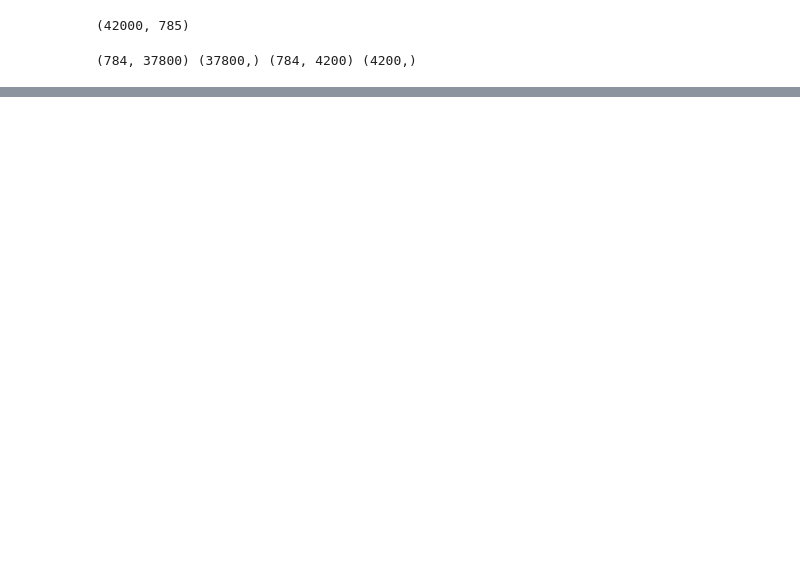
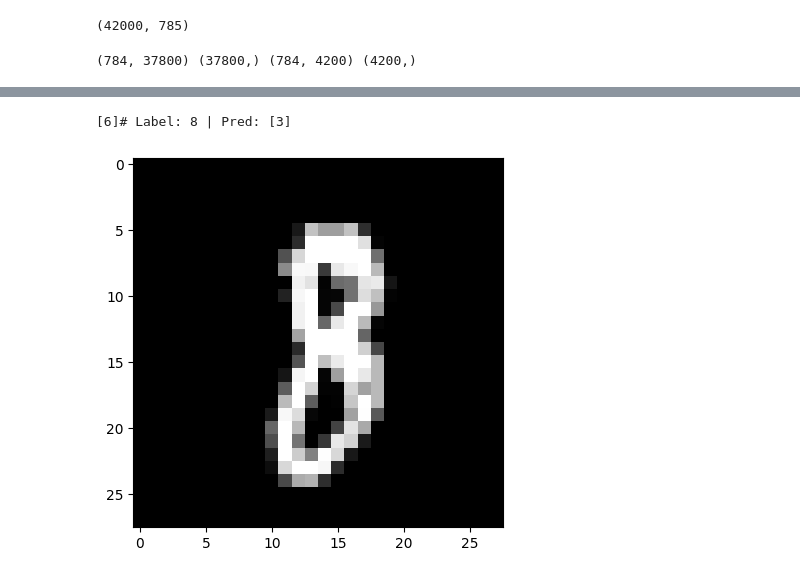
Before and after one commit to bm0niz/mnist-samples, a Jupyter notebook: v1-raw.ipynb, the cells around one changed output, grey strips where cells are left out. Cells and saved outputs as stored; diff of their text form; code cells hidden in the pictures; blank space fills up the shorter version.

Commit message:
Add check for number drew manually

```diff
--- a/v1-raw.ipynb
+++ b/v1-raw.ipynb
@@ -126,0 +127,18 @@ get_accuracy(dev_predictions, Y_dev)
+# %%
+# Check first label and prediction difference
+
+for idx in range(len(X_train)):
+    current_image = X_train[:, idx, None]
+    label = Y_train[idx]
+    prediction = make_predictions(current_image, W1, b1, W2, b2)
+
+    if prediction != label:
+        print(f"[{idx}]# Label: {label} | Pred: {prediction}")
+        current_image = current_image.reshape((28, 28)) * 255
+        plt.gray()
+        plt.imshow(current_image, interpolation='nearest')
+        plt.show()
+        break
+# %% [output]
+[6]# Label: 8 | Pred: [3]
+[figure, added]
```
Also changed, not shown: parts of 3 cells of this notebook.
